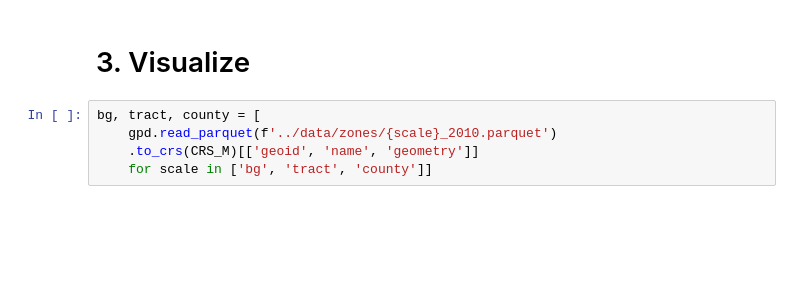
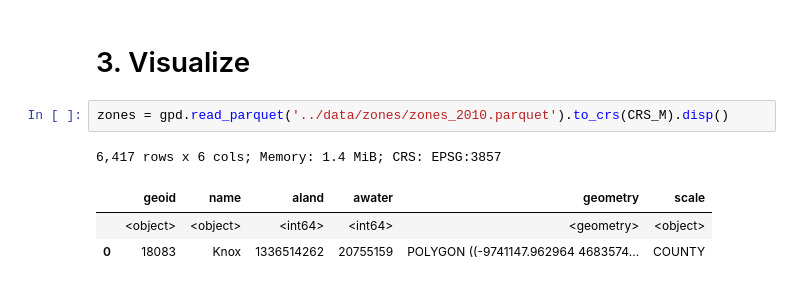
Before and after one commit to rvanxer/spr_4711, a Jupyter notebook: code/AAA.ipynb, the cells around one changed output. Cells and saved outputs as stored; diff of their text form; blank space fills up the shorter version.

```diff
--- a/code/AAA.ipynb
+++ b/code/AAA.ipynb
@@ -160,9 +160,11 @@ aaa = get_aaa(overwrite=0).disp() # t=0:06
 | 0 | COUNTY | BIKE | 15 | 18001 | TOTAL | 1186.442203 | True |
 # %% [markdown]
 # 3. Visualize
-# %%
-bg, tract, county = [
-    gpd.read_parquet(f'../data/zones/{scale}_2010.parquet')
-    .to_crs(CRS_M)[['geoid', 'name', 'geometry']]
-    for scale in ['bg', 'tract', 'county']]
+# %%
+zones = gpd.read_parquet('../data/zones/zones_2010.parquet').to_crs(CRS_M).disp()
+# %% [output]
+6,417 rows x 6 cols; Memory: 1.4 MiB; CRS: EPSG:3857
+|  | geoid | name | aland | awater | geometry | scale |
+|  | <object> | <object> | <int64> | <int64> | <geometry> | <object> |
+| 0 | 18083 | Knox | 1336514262 | 20755159 | POLYGON ((-9741147.962964 4683574... | COUNTY |
 # %%
```
Also changed, not shown: parts of 11 cells of this notebook, 9 other files.
